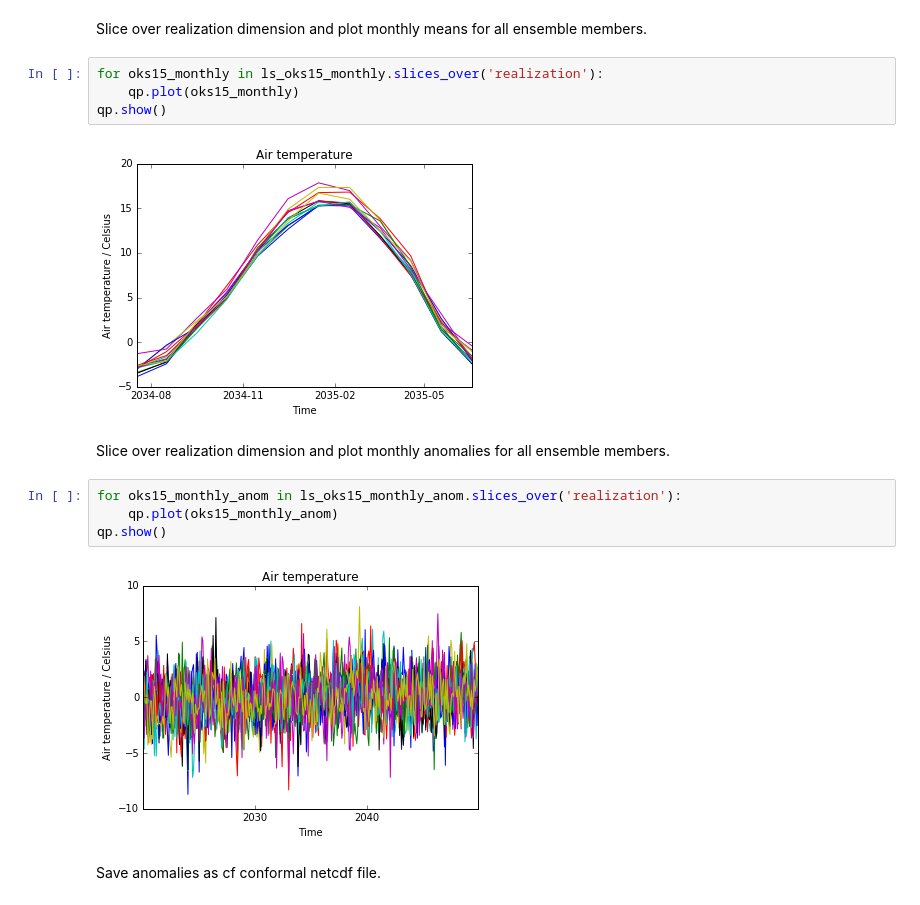
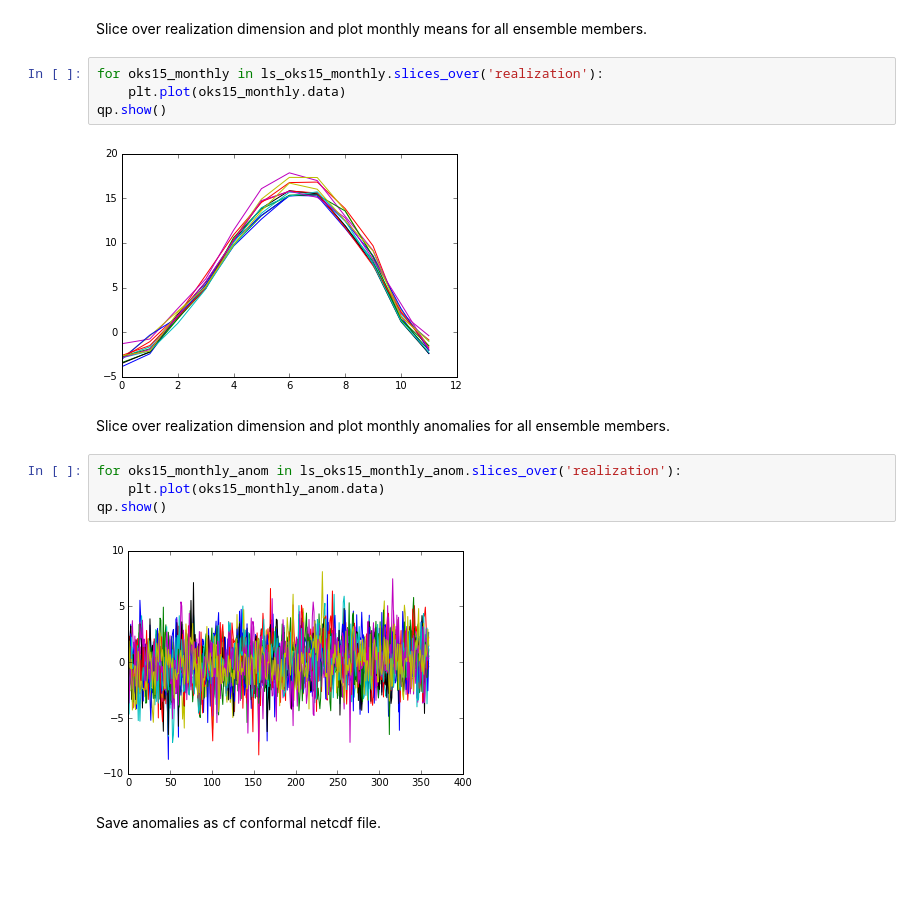
Before and after one commit to ccca-dc/CCCA_Python_workshop, a Jupyter notebook: 03_iris_pandas.ipynb, the cells around one changed output. Saved outputs shown, nothing was run; the diff lists cells and outputs as text; blank space fills up the shorter version.

```diff
--- a/03_iris_pandas.ipynb
+++ b/03_iris_pandas.ipynb
@@ -179,18 +179,18 @@ ls_oks15_monthly_anom.data = ls_oks15_monthly_anom.data - np.tile(ls_oks15_month
 Slice over realization dimension and plot monthly means for all ensemble members.
 # %%
 for oks15_monthly in ls_oks15_monthly.slices_over('realization'):
-    qp.plot(oks15_monthly)
+    plt.plot(oks15_monthly.data)
 qp.show()
 # %% [output]
-[figure, old version]
+[figure, new version]
 # %% [markdown]
 Slice over realization dimension and plot monthly anomalies for all ensemble members.
 # %%
 for oks15_monthly_anom in ls_oks15_monthly_anom.slices_over('realization'):
-    qp.plot(oks15_monthly_anom)
+    plt.plot(oks15_monthly_anom.data)
 qp.show()
 # %% [output]
-[figure, old version]
+[figure, new version]
 # %% [markdown]
 Save anomalies as cf conformal netcdf file.
 # %%
```
Also changed, not shown: parts of 2 cells of this notebook, 2 other files.
